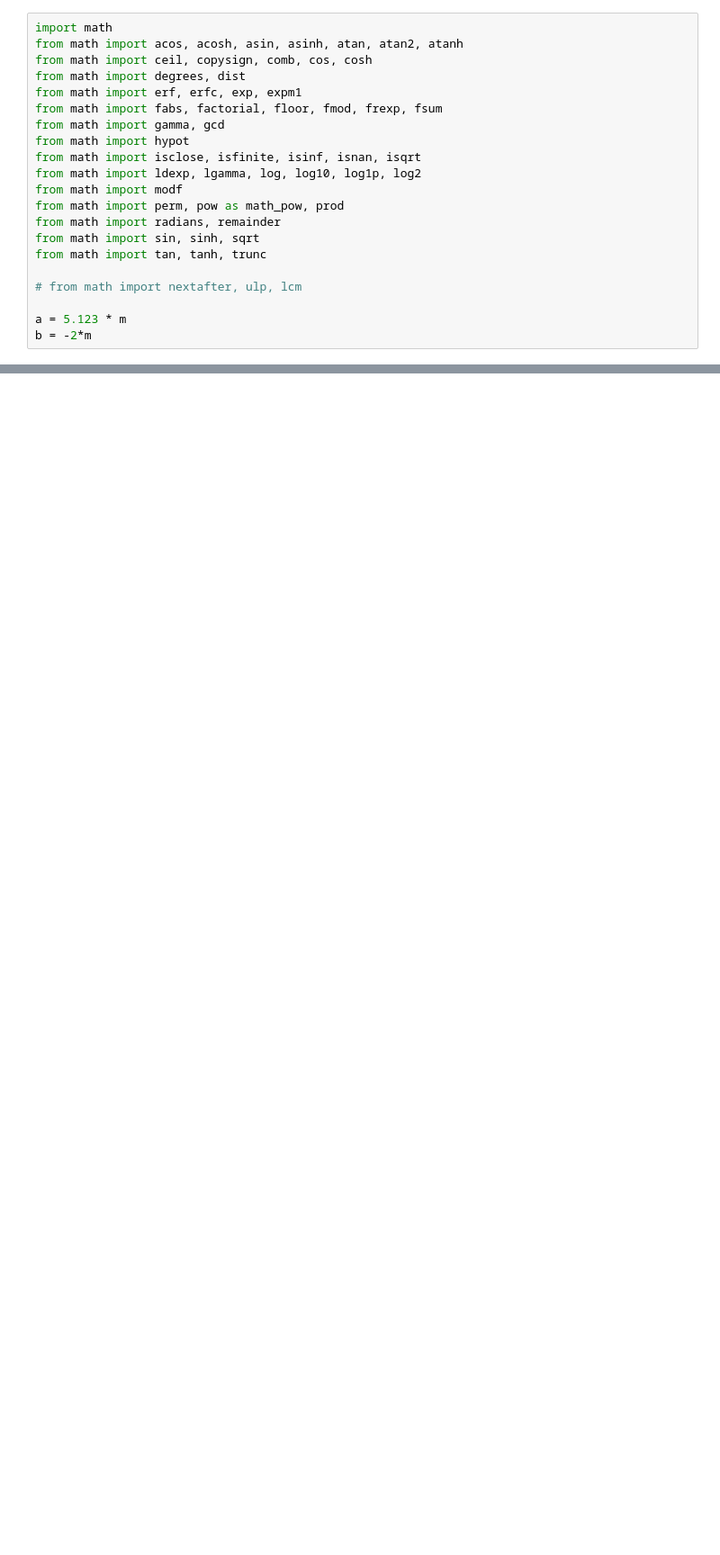
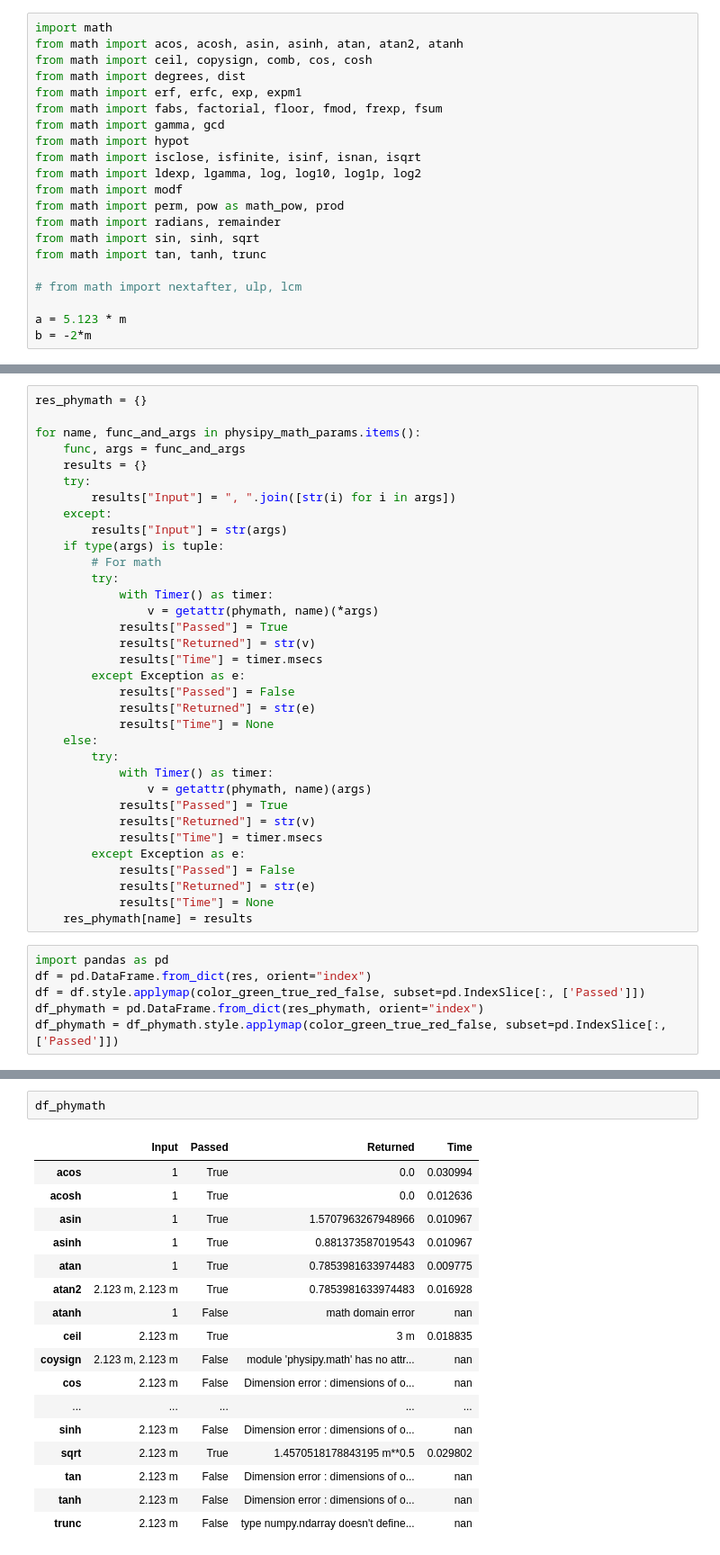
Before and after one commit to mocquin/physipy, a Jupyter notebook: docs/Math module support.ipynb, the cells around one changed output, grey strips where cells are left out. Shown at 90% size. Drawn from its saved outputs; the diff is of its cells as text; blank space fills up the shorter version.

Commit message:
add a concept of a math module

```diff
--- a/docs/Math module support.ipynb
+++ b/docs/Math module support.ipynb
@@ -151,0 +187,40 @@ df
+# %%
+res_phymath = {}
+
+for name, func_and_args in physipy_math_params.items():
+    func, args = func_and_args
+    results = {}
+    try:
+        results["Input"] = ", ".join([str(i) for i in args])
+    except:
+        results["Input"] = str(args)
+    if type(args) is tuple:
+        # For math
+        try:
+            with Timer() as timer:
+                v = getattr(phymath, name)(*args)
+            results["Passed"] = True
+            results["Returned"] = str(v)
+            results["Time"] = timer.msecs
+        except Exception as e:
+            results["Passed"] = False
+            results["Returned"] = str(e)
+            results["Time"] = None
+    else:
+        try:
+            with Timer() as timer:
+                v = getattr(phymath, name)(args)
+            results["Passed"] = True
+            results["Returned"] = str(v)
+            results["Time"] = timer.msecs
+        except Exception as e:
+            results["Passed"] = False
+            results["Returned"] = str(e)
+            results["Time"] = None
+    res_phymath[name] = results
+# %%
+import pandas as pd
+df = pd.DataFrame.from_dict(res, orient="index")
+df = df.style.applymap(color_green_true_red_false, subset=pd.IndexSlice[:, ['Passed']])
+df_phymath = pd.DataFrame.from_dict(res_phymath, orient="index")
+df_phymath = df_phymath.style.applymap(color_green_true_red_false, subset=pd.IndexSlice[:, ['Passed']])
@@ -151,0 +247,20 @@ df
+# %%
+df_phymath
+# %% [output]
+|  | Input | Passed | Returned | Time |
+| acos | 1 | True | 0.0 | 0.030994 |
+| acosh | 1 | True | 0.0 | 0.012636 |
+| asin | 1 | True | 1.5707963267948966 | 0.010967 |
+| asinh | 1 | True | 0.881373587019543 | 0.010967 |
+| atan | 1 | True | 0.7853981633974483 | 0.009775 |
+| atan2 | 2.123 m, 2.123 m | True | 0.7853981633974483 | 0.016928 |
+| atanh | 1 | False | math domain error | nan |
+| ceil | 2.123 m | True | 3 m | 0.018835 |
+| coysign | 2.123 m, 2.123 m | False | module 'physipy.math' has no attr... | nan |
+| cos | 2.123 m | False | Dimension error : dimensions of o... | nan |
+| ... | ... | ... | ... | ... |
+| sinh | 2.123 m | False | Dimension error : dimensions of o... | nan |
+| sqrt | 2.123 m | True | 1.4570518178843195 m**0.5 | 0.029802 |
+| tan | 2.123 m | False | Dimension error : dimensions of o... | nan |
+| tanh | 2.123 m | False | Dimension error : dimensions of o... | nan |
+| trunc | 2.123 m | False | type numpy.ndarray doesn't define... | nan |
```
Also changed, not shown: parts of 9 cells of this notebook, 2 other files.
